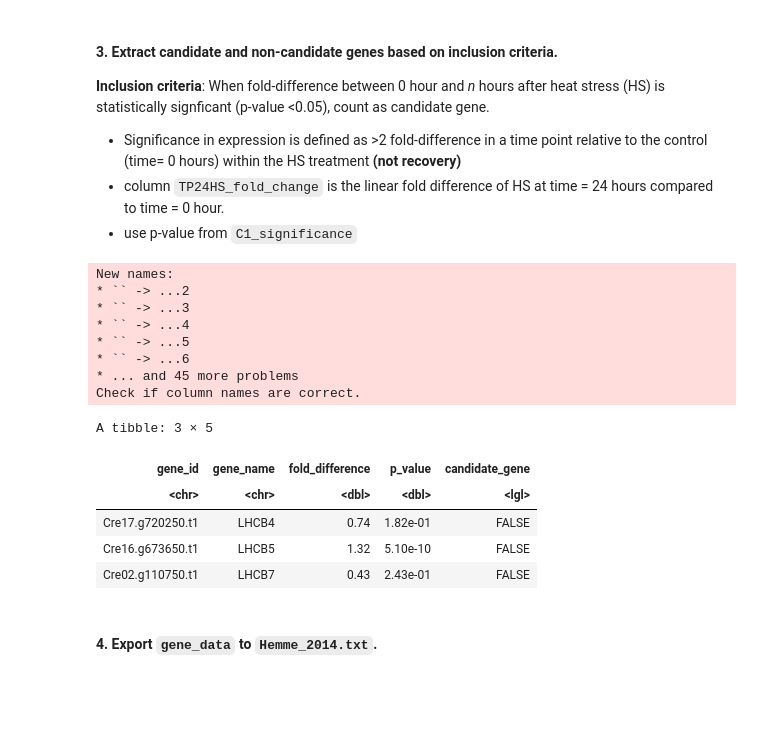
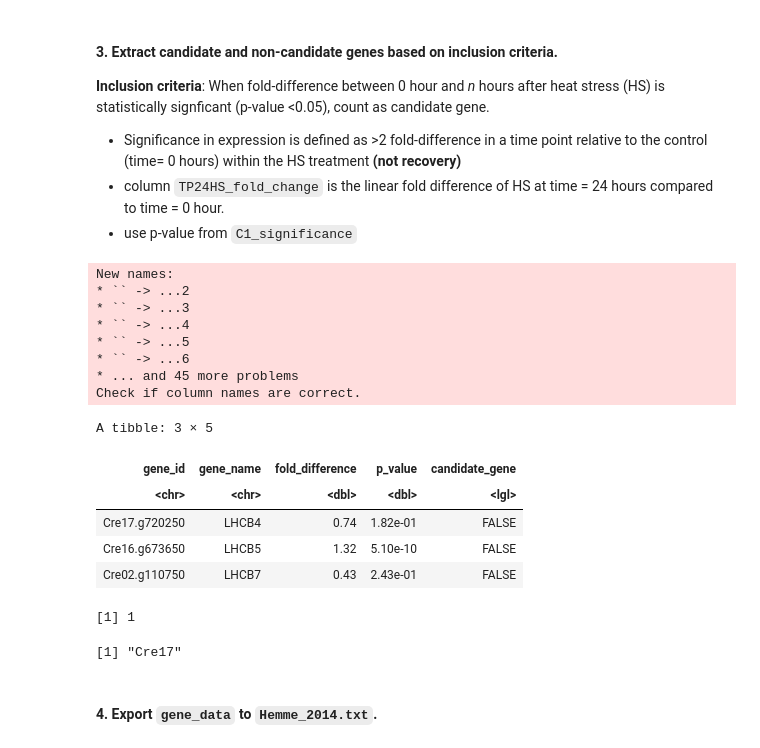
Before and after one commit to alicewchen/lipid_selection, a Jupyter notebook: analysis/generate_intermediate_data_01/01_Extract_relevant_genes.ipynb, the cells around one changed output. Drawn from its saved outputs; the diff is of its cells as text; code cells hidden in the pictures; blank space fills up the shorter version.

Commit message:
Reformat gene id to Cre# format when possible

```diff
--- a/analysis/generate_intermediate_data_01/01_Extract_relevant_genes.ipynb
+++ b/analysis/generate_intermediate_data_01/01_Extract_relevant_genes.ipynb
@@ -894,36 +874,52 @@ df <- import_messy_excel(file_name, sheet_name = "Protein data")
 
 gene_data <- df %>%
 
     #rename columns
     rename( gene_name = DisplayId, gene_id = Gene_identifier, fold_difference = TP24HS_fold_change,
            p_value = C1_Significance ) %>%
 
     #select relevant columns
     select(gene_id, gene_name, fold_difference, p_value) %>%
 
     #assign candidate gene label based on inclusion criteria
+    #Reformat gene_id and gene_name to Cre* format and gene name abbreviations when possible
     mutate( fold_difference = as.numeric(fold_difference),
            p_value = as.numeric(p_value),
+           gene_id = case_when(
+              str_detect(gene_id,"Cre.[0-9]+\\.g[0-9]+") ~ str_extract(gene_id, "Cre.[0-9]+\\.g[0-9]+"),
+               TRUE ~ gene_id),
+           gene_name = case_when((nchar(gene_name)<9) & (str_detect(gene_name, "[[:alnum:]]+")) ~ str_extract(gene_name, "[[:alnum:]]+"),
+                                 (nchar(gene_name)>=9) & (str_detect(gene_name, "Cre.[0-9]+\\.g[0-9]+")) ~ str_extract(gene_id, "Cre.[0-9]+\\.g[0-9]+"),
+                                    TRUE ~ gene_name),
            candidate_gene = case_when(
                 p_value < 0.05 & abs(log(fold_difference,2))>1 ~ TRUE,
                 TRUE ~ FALSE))
 
+
+
 gene_data[1:3,]
 # %% [output]
 New names:
 * `` -> ...2
 * `` -> ...3
 * `` -> ...4
 * `` -> ...5
 * `` -> ...6
 * ... and 45 more problems
 Check if column names are correct.
 A tibble: 3 × 5
 | gene_id | gene_name | fold_difference | p_value | candidate_gene |
 | <chr> | <chr> | <dbl> | <dbl> | <lgl> |
-| Cre17.g720250.t1 | LHCB4 | 0.74 | 1.82e-01 | FALSE |
-| Cre16.g673650.t1 | LHCB5 | 1.32 | 5.10e-10 | FALSE |
-| Cre02.g110750.t1 | LHCB7 | 0.43 | 2.43e-01 | FALSE |
+| Cre17.g720250 | LHCB4 | 0.74 | 1.82e-01 | FALSE |
+| Cre16.g673650 | LHCB5 | 1.32 | 5.10e-10 | FALSE |
+| Cre02.g110750 | LHCB7 | 0.43 | 2.43e-01 | FALSE |
+# %%
+length(gene_name)
+gene_name <- 'Cre17.g720250.t1'
+str_extract(gene_name, "[[:alnum:]]+")
+# %% [output]
+[1] 1
+[1] "Cre17"
 # %% [markdown]
 #### 4. Export `gene_data` to `Hemme_2014.txt`.
 # %%
```
Also changed, not shown: parts of 6 cells of this notebook.
